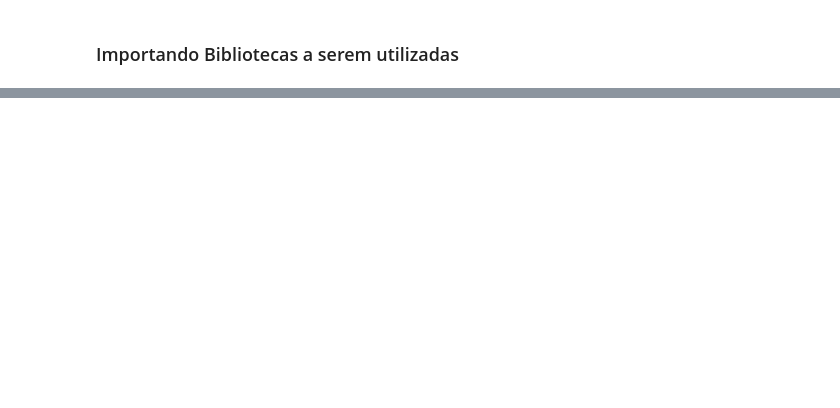
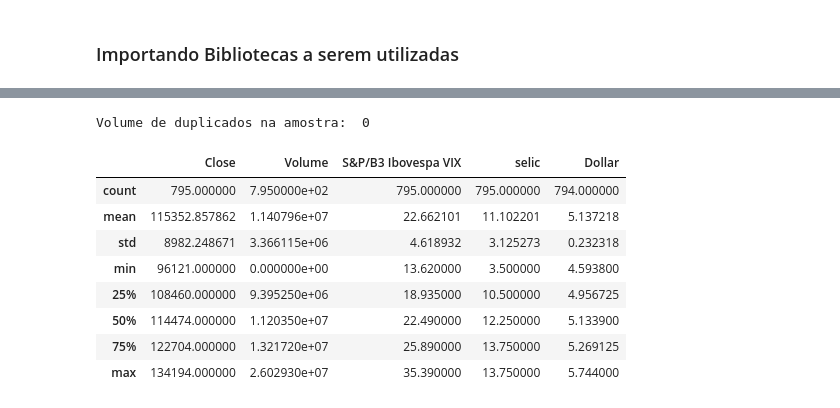
Before and after one commit to jeicianepaula/Tech-Challenge-2, a Jupyter notebook: TECH_CHALLENGE_2.ipynb, the cells around one changed output, grey strips where cells are left out. Cells and saved outputs as stored; diff of their text form; code cells hidden in the pictures; blank space fills up the shorter version.

```diff
--- a/TECH_CHALLENGE_2.ipynb
+++ b/TECH_CHALLENGE_2.ipynb
@@ -235,0 +137,18 @@ plt.show()
+# %%
+#Quantidade de duplicados
+print('Volume de duplicados na amostra: ', df_close.duplicated().sum())
+# %% [output]
+Volume de duplicados na amostra:  0
+# %%
+#Estatistica descritiva
+df_close.describe()
+# %% [output]
+|  | Close | Volume | S&P/B3 Ibovespa VIX | selic | Dollar |
+| count | 795.000000 | 7.950000e+02 | 795.000000 | 795.000000 | 794.000000 |
+| mean | 115352.857862 | 1.140796e+07 | 22.662101 | 11.102201 | 5.137218 |
+| std | 8982.248671 | 3.366115e+06 | 4.618932 | 3.125273 | 0.232318 |
+| min | 96121.000000 | 0.000000e+00 | 13.620000 | 3.500000 | 4.593800 |
+| 25% | 108460.000000 | 9.395250e+06 | 18.935000 | 10.500000 | 4.956725 |
+| 50% | 114474.000000 | 1.120350e+07 | 22.490000 | 12.250000 | 5.133900 |
+| 75% | 122704.000000 | 1.321720e+07 | 25.890000 | 13.750000 | 5.269125 |
+| max | 134194.000000 | 2.602930e+07 | 35.390000 | 13.750000 | 5.744000 |
```
Also changed, not shown: parts of 39 cells of this notebook, 1 other file.
